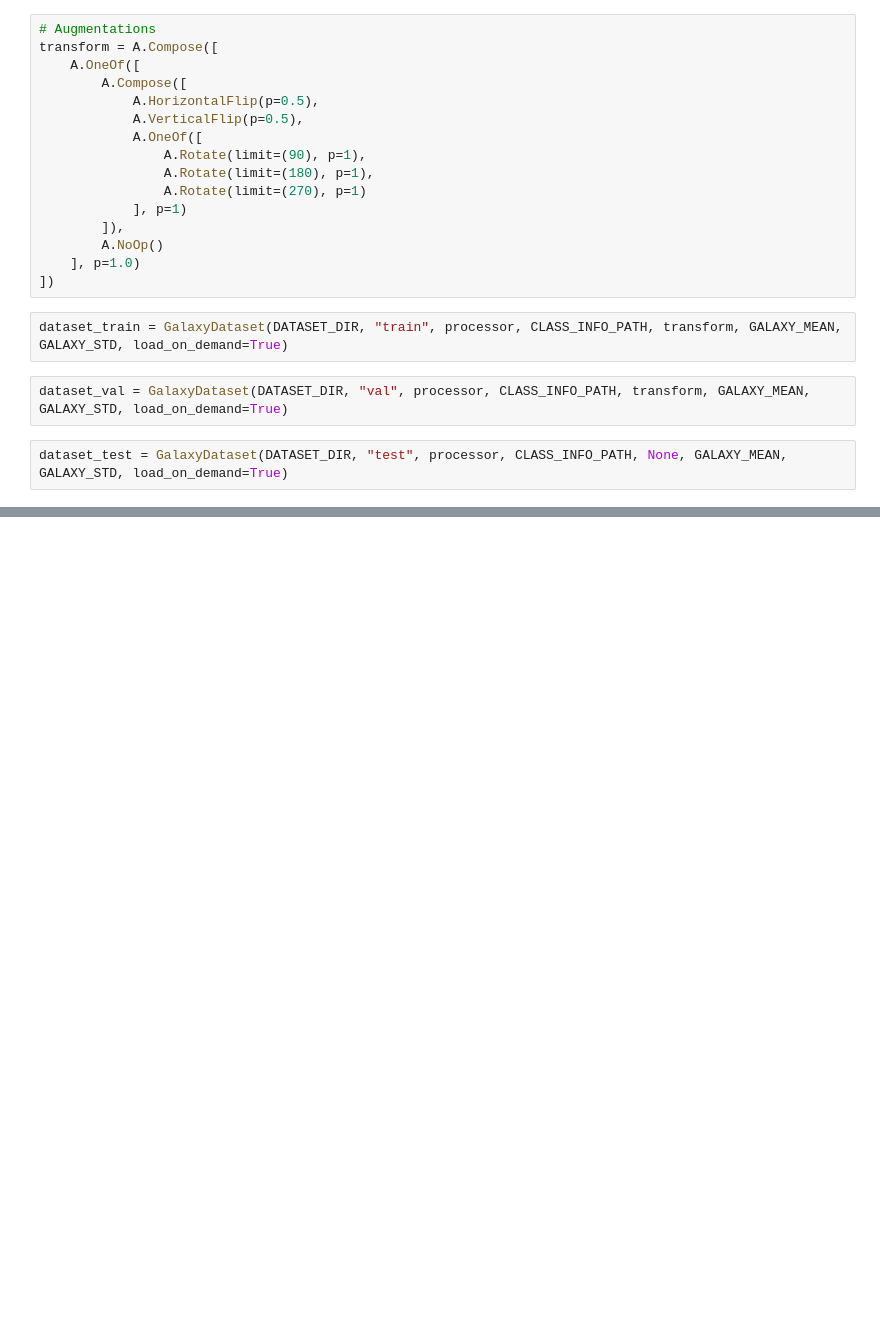
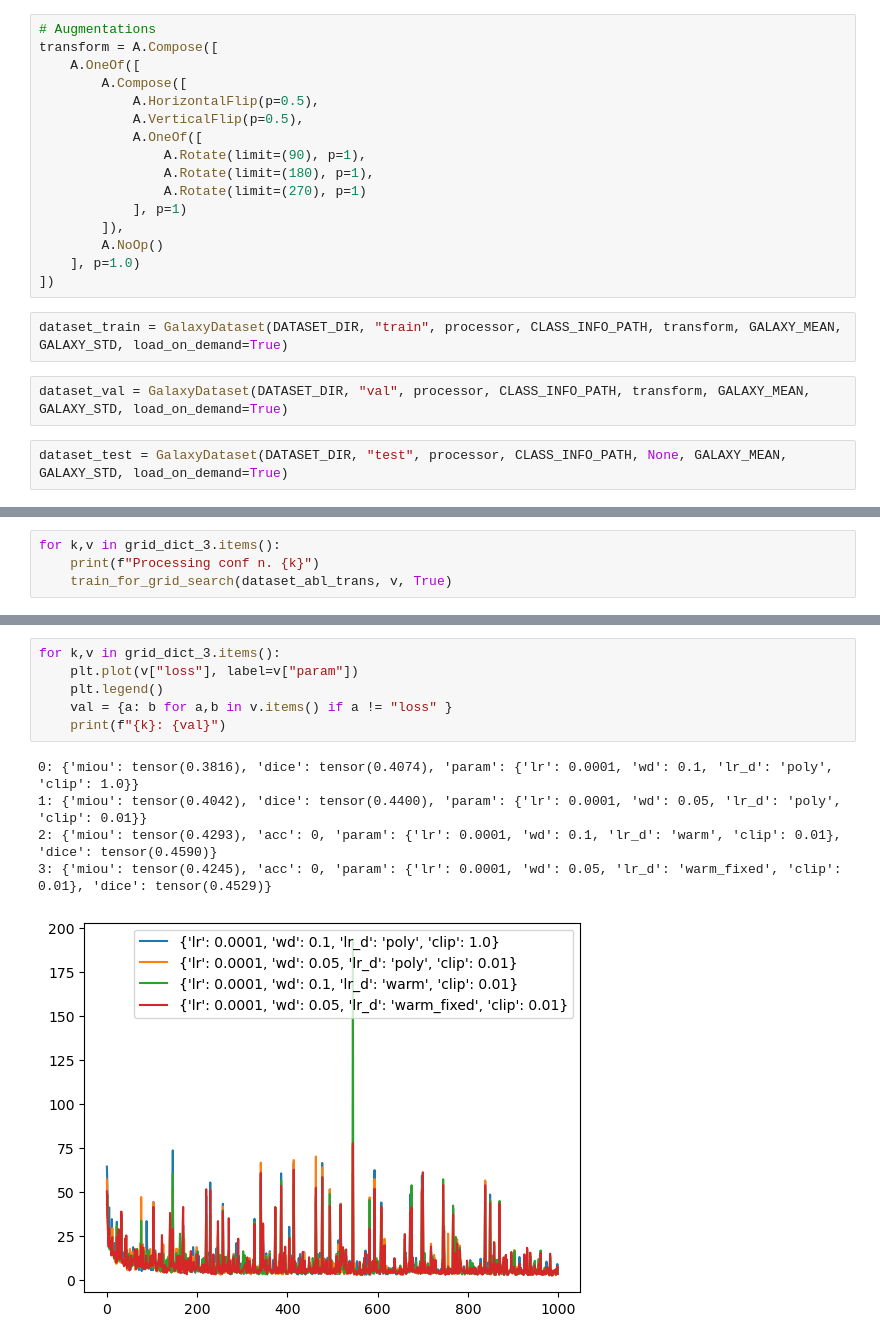
Before and after one commit to PanzaResce/galaxy_segmentation, a Jupyter notebook: notebooks/train_segmentation.ipynb, the cells around one changed output, grey strips where cells are left out. Saved outputs shown, nothing was run; the diff lists cells and outputs as text; blank space fills up the shorter version.

```diff
--- a/notebooks/train_segmentation.ipynb
+++ b/notebooks/train_segmentation.ipynb
@@ -104,0 +594,4 @@ test_dataloader = DataLoader(dataset_test, batch_size=batch_size, shuffle=True)
+# %%
+for k,v in grid_dict_3.items():
+    print(f"Processing conf n. {k}")
+    train_for_grid_search(dataset_abl_trans, v, True)
@@ -105,3 +639,15 @@ test_dataloader = DataLoader(dataset_test, batch_size=batch_size, shuffle=True)
+# %%
+for k,v in grid_dict_3.items():
+    plt.plot(v["loss"], label=v["param"])
+    plt.legend()
+    val = {a: b for a,b in v.items() if a != "loss" }
+    print(f"{k}: {val}")
+# %% [output]
+0: {'miou': tensor(0.3816), 'dice': tensor(0.4074), 'param': {'lr': 0.0001, 'wd': 0.1, 'lr_d': 'poly', 'clip': 1.0}}
+1: {'miou': tensor(0.4042), 'dice': tensor(0.4400), 'param': {'lr': 0.0001, 'wd': 0.05, 'lr_d': 'poly', 'clip': 0.01}}
+2: {'miou': tensor(0.4293), 'acc': 0, 'param': {'lr': 0.0001, 'wd': 0.1, 'lr_d': 'warm', 'clip': 0.01}, 'dice': tensor(0.4590)}
+3: {'miou': tensor(0.4245), 'acc': 0, 'param': {'lr': 0.0001, 'wd': 0.05, 'lr_d': 'warm_fixed', 'clip': 0.01}, 'dice': tensor(0.4529)}
+[figure, added]
 # %%
 n_epochs = 2
 starting_epoch = 0
```
Also changed, not shown: parts of 32 cells of this notebook, 2 other files.
